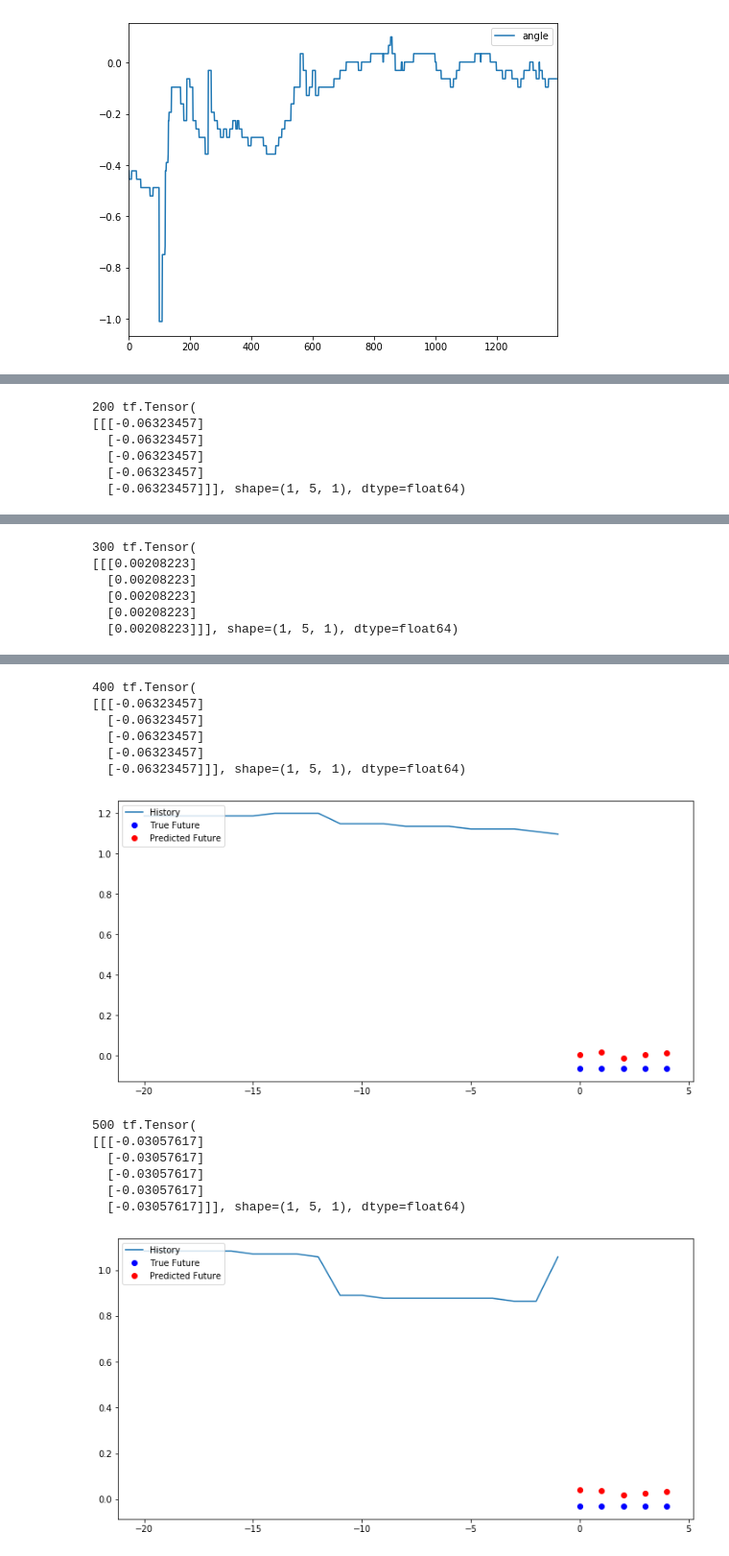
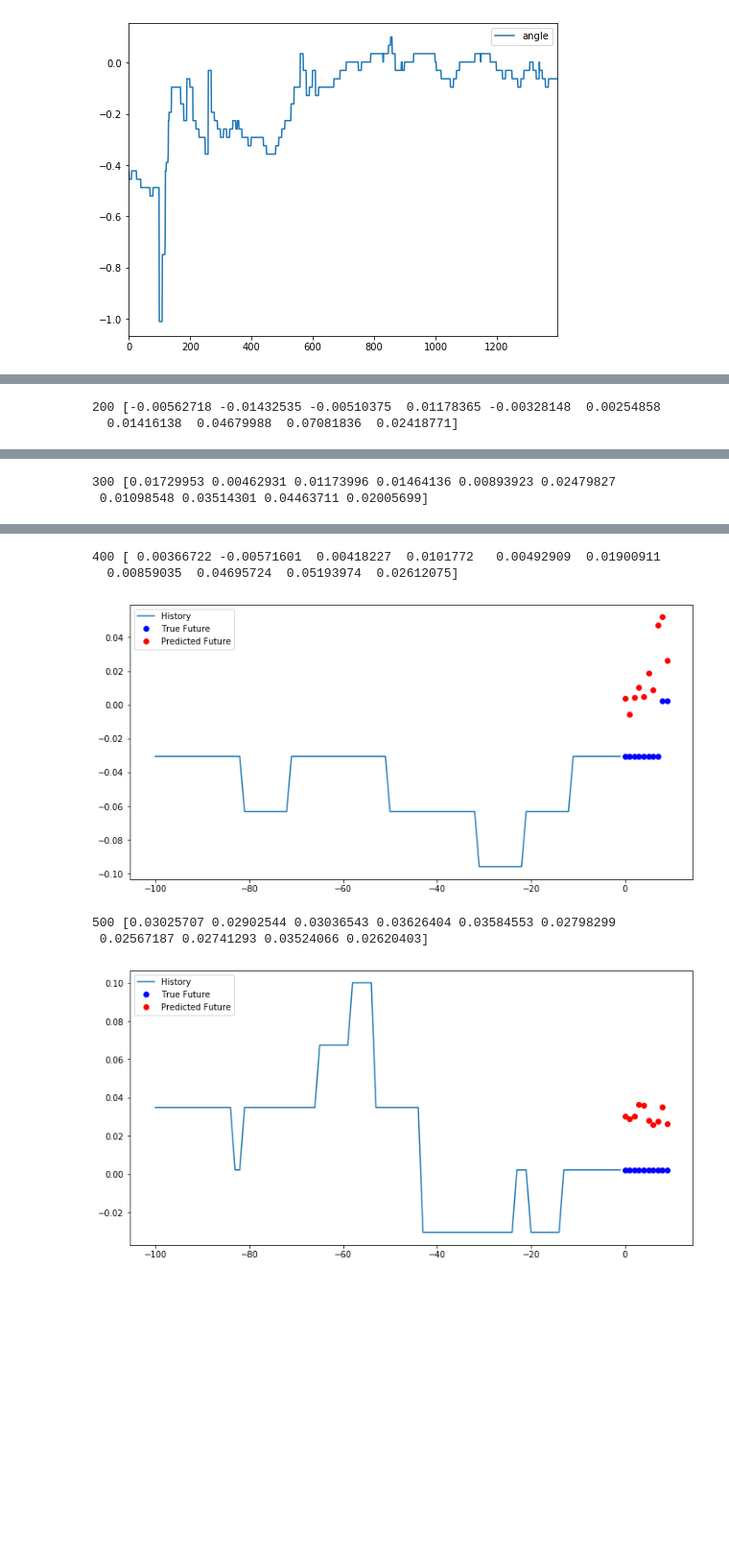
Before and after one commit to j-karls/P9-Exoskeleton, a Jupyter notebook: MIExperiments/Tensorflow/multivariateCopypasta.ipynb, the cells around one changed output, grey strips where cells are left out. Shown: that part at 96% size. Cells and saved outputs as stored; diff of their text form; code cells hidden in the pictures; blank space fills up the shorter version.

Commit message:
Can display predictions of test data on plot, added todos, it works!

```diff
--- a/MIExperiments/Tensorflow/multivariateCopypasta.ipynb
+++ b/MIExperiments/Tensorflow/multivariateCopypasta.ipynb
@@ -75,7 +76,7 @@ def multivariate_data(dataset_features, dataset_ground_truth, start_index, end_i
 # %%
 STEP = 1
-past_history = 20 #100
-future_target = 5 #10            # setting this to 0 would make sense
+past_history = 100
+future_target = 10            # setting this to 0 would make sense
 # Aggregates STEP predictions, looks at a total of PASTHISTORY observations,
 # predicts the observation at FUTURETARGET observations in the future
 TRAIN_SPLIT = 800
@@ -83,7 +84,7 @@ TRAIN_SPLIT = 800
 dataset = features.values
 ground_truth2 = ground_truth.values
 # %%
-x_train, y_train = multivariate_data(dataset, ground_truth2, 0,
+x_train, y_train, _ = multivariate_data(dataset, ground_truth2, 0,
                                                    TRAIN_SPLIT, past_history,
                                                    future_target, STEP,
                                                    single_step=False, print_index = False)
@@ -98,5 +99,5 @@ Single window of past history : (20, 8)
 # %%
-x_val, y_val = multivariate_data(dataset, ground_truth2, TRAIN_SPLIT,
+x_val, y_val, y_history = multivariate_data(dataset, ground_truth2, TRAIN_SPLIT,
                                                None, past_history,
                                                future_target, STEP,
                                                single_step=False, print_index = False)
@@ -111,6 +112,7 @@ train_data = tf.data.Dataset.from_tensor_slices((x_train, y_train)).repeat()
 train_data = train_data.batch(BATCH_SIZE)
 val_data = tf.data.Dataset.from_tensor_slices((x_val, y_val)).repeat()
 val_data = val_data.batch(BATCH_SIZE)
+val_data_history = tf.data.Dataset.from_tensor_slices((x_val, y_val, y_history)).repeat().batch(BATCH_SIZE)
 
 #train_data = train_data.cache().shuffle(BUFFER_SIZE).batch(BATCH_SIZE).repeat()
 #val_data = val_data.batch(BATCH_SIZE).repeat()
@@ -192,7 +191,7 @@ def multi_step_plot(history, true_future, prediction):
   num_in = create_time_steps(len(history))
   num_out = len(true_future)
 
-  plt.plot(num_in, np.array(history[:, 1]), label='History')
+  plt.plot(num_in, np.array(history[:, 0]), label='History')
   plt.plot(np.arange(num_out)/STEP, np.array(true_future), 'bo',
            label='True Future')
   if prediction.any():
@@ -213,26 +212,24 @@ def multi_step_plot(history, true_future, prediction):
 #elem = next(iterator)
 #print(elem[1])
 
+print(val_data)
+print(val_data_history)
 
 # History should be the old angle measurements (that aren't used for training)
 for num in [1, 100, 200, 300, 400, 500]:
-    for index, elem in enumerate(val_data):
+    for index, elem in enumerate(val_data_history):
         if index == num:
-            print(index, elem[1])
-            multi_step_plot(elem[0][0], elem[1][0], model.predict(elem[0])[0])
+            # print(index, elem[2][0]) # print index and y value
+            print(index, model.predict(elem[0])[0])
+            multi_step_plot(elem[2][0], elem[1][0], model.predict(elem[0])[0])
             break
 
-# TODO FIGURE OUT HOW TO INCLUDE ANGLE HISTORY IN SLICES WITHOUT USING IT FOR TRAINING
-# OR GENERATE A FITTING ANGLE HISTORY USING ITS TIME INDEXES? <--
+# TODO: Show entire history in one plot, then show some instances of sliding window predictions on that plot
+# instead of only being able to show the sliding windows as separate plots
+# Probably add time index to accomplish this <--
 
-#i = 0
-#for x, y in val_data:
-#    i = i + 1
-#    print(i)
+# Todo: perhaps add a time dimension back as index. Because otherwise if you use STEP-size, then it won't know that it
+# skipped some time (20 measurements means 20 timesteps, instead of the 100 truncated time steps)
 
-#for t in [1, 100, 400]:
-#    print(t)
-
-#    multi_step_plot(x[t], y[t], model.predict(x)[t])
-# TODO: Figure this out
+# Todo: use separate test-data instead of using validation data for testing
 # %% [output]
@@ -253,6 +244,2 @@ for num in [1, 100, 200, 300, 400, 500]:
-200 tf.Tensor(
-[[[-0.06323457]
-  [-0.06323457]
-  [-0.06323457]
-  [-0.06323457]
-  [-0.06323457]]], shape=(1, 5, 1), dtype=float64)
+200 [-0.00562718 -0.01432535 -0.00510375  0.01178365 -0.00328148  0.00254858
+  0.01416138  0.04679988  0.07081836  0.02418771]
@@ -260,6 +247,2 @@ for num in [1, 100, 200, 300, 400, 500]:
-300 tf.Tensor(
-[[[0.00208223]
-  [0.00208223]
-  [0.00208223]
-  [0.00208223]
-  [0.00208223]]], shape=(1, 5, 1), dtype=float64)
+300 [0.01729953 0.00462931 0.01173996 0.01464136 0.00893923 0.02479827
+ 0.01098548 0.03514301 0.04463711 0.02005699]
@@ -267,14 +250,6 @@ for num in [1, 100, 200, 300, 400, 500]:
-400 tf.Tensor(
-[[[-0.06323457]
-  [-0.06323457]
-  [-0.06323457]
-  [-0.06323457]
-  [-0.06323457]]], shape=(1, 5, 1), dtype=float64)
+400 [ 0.00366722 -0.00571601  0.00418227  0.0101772   0.00492909  0.01900911
+  0.00859035  0.04695724  0.05193974  0.02612075]
-[figure, old version]
+[figure, new version]
-500 tf.Tensor(
-[[[-0.03057617]
-  [-0.03057617]
-  [-0.03057617]
-  [-0.03057617]
-  [-0.03057617]]], shape=(1, 5, 1), dtype=float64)
+500 [0.03025707 0.02902544 0.03036543 0.03626404 0.03584553 0.02798299
+ 0.02567187 0.02741293 0.03524066 0.02620403]
-[figure, old version]
+[figure, new version]
```
Also changed, not shown: parts of 7 cells of this notebook.
